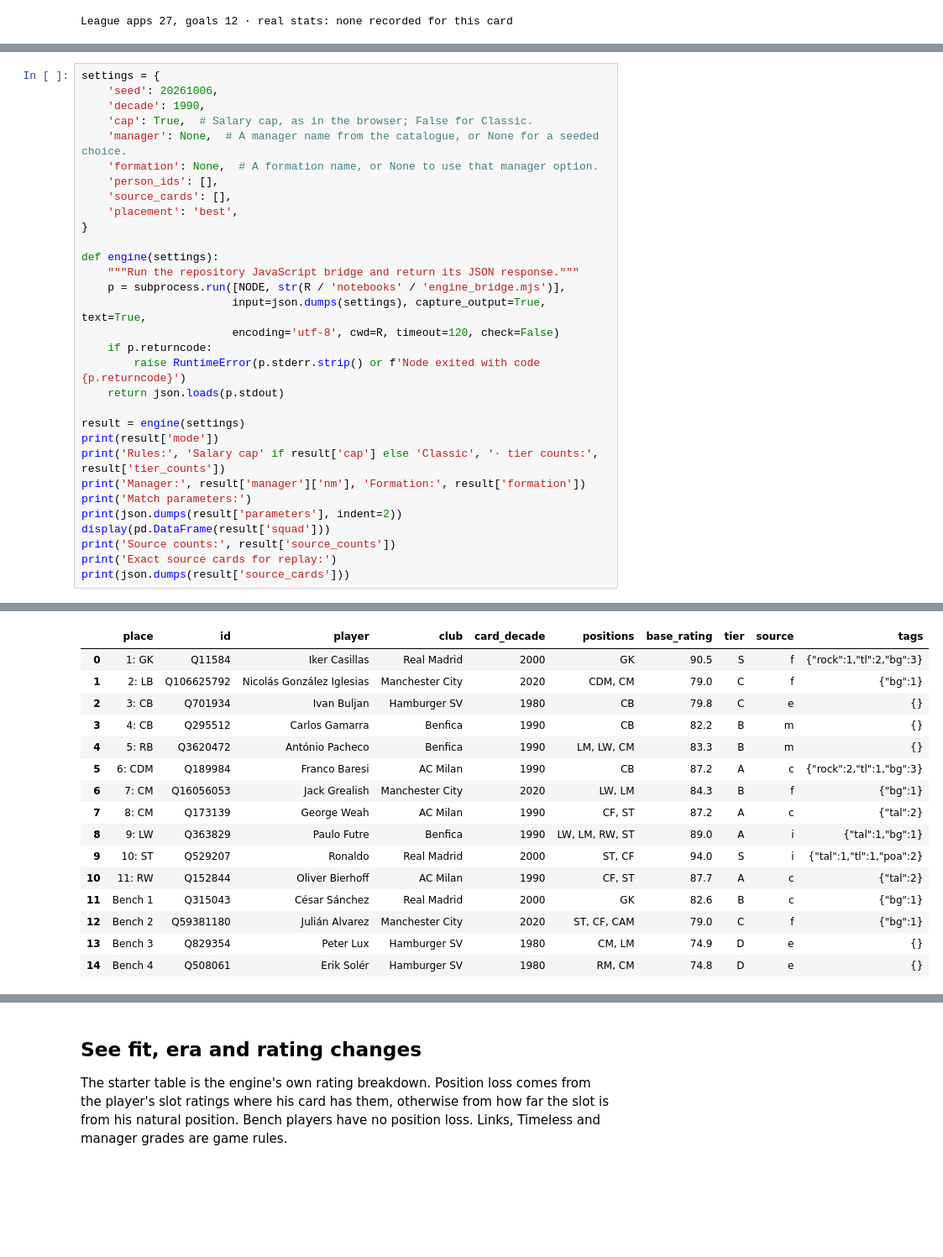
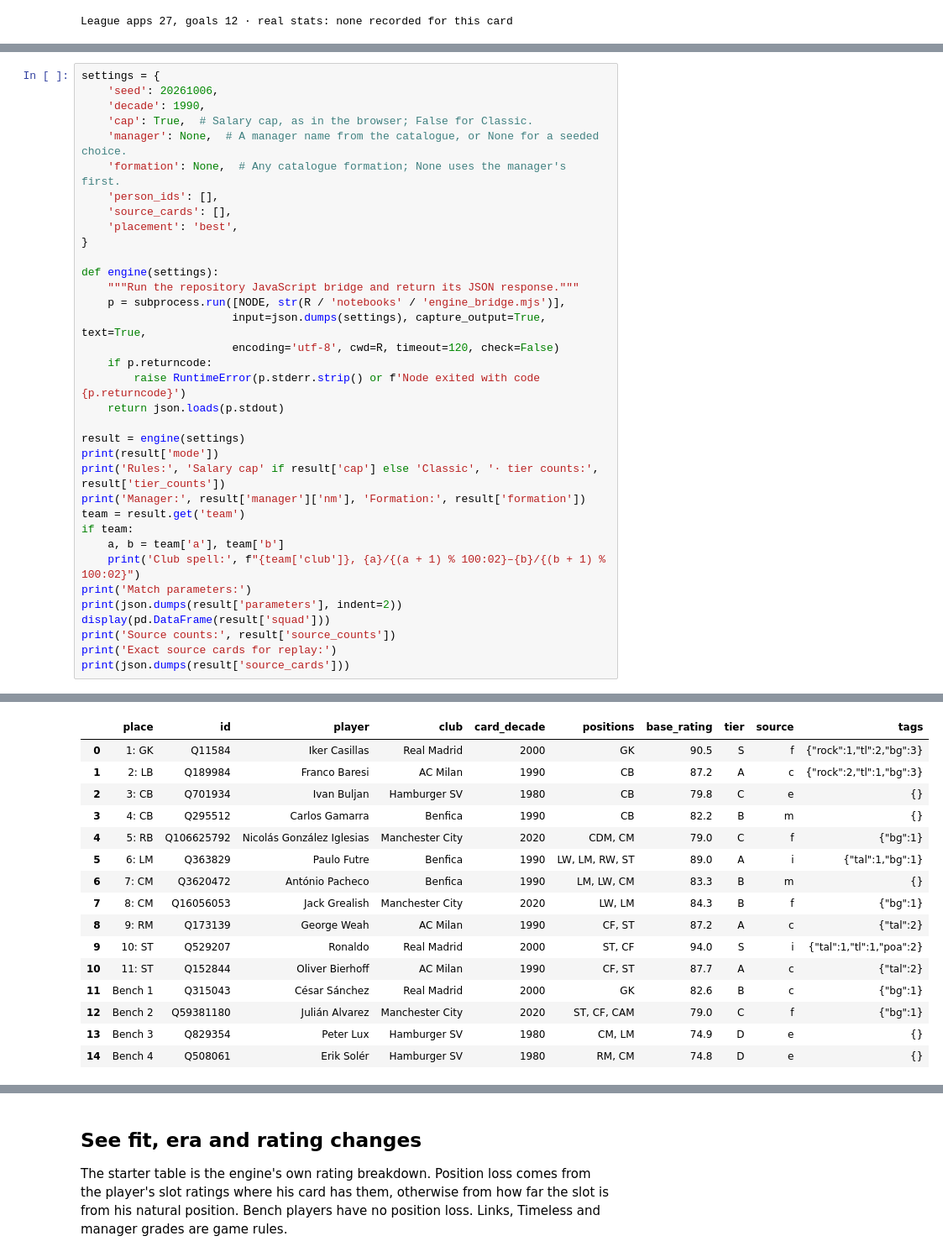
Before and after one commit to symonyeal/Ball-Knowledge, a Jupyter notebook: Football Era Lab.ipynb, the cells around one changed output, grey strips where cells are left out. Shown at 84% size. Drawn from its saved outputs; the diff is of its cells as text; blank space fills up the shorter version.

```diff
--- a/Football Era Lab.ipynb
+++ b/Football Era Lab.ipynb
@@ -113,7 +115,7 @@ settings = {
     'decade': 1990,
     'cap': True,  # Salary cap, as in the browser; False for Classic.
     'manager': None,  # A manager name from the catalogue, or None for a seeded choice.
-    'formation': None,  # A formation name, or None to use that manager option.
+    'formation': None,  # Any catalogue formation; None uses the manager's first.
     'person_ids': [],
     'source_cards': [],
     'placement': 'best',
@@ -132,6 +134,10 @@ result = engine(settings)
 print(result['mode'])
 print('Rules:', 'Salary cap' if result['cap'] else 'Classic', '· tier counts:', result['tier_counts'])
 print('Manager:', result['manager']['nm'], 'Formation:', result['formation'])
+team = result.get('team')
+if team:
+    a, b = team['a'], team['b']
+    print('Club spell:', f"{team['club']}, {a}/{(a + 1) % 100:02}–{b}/{(b + 1) % 100:02}")
 print('Match parameters:')
 print(json.dumps(result['parameters'], indent=2))
 display(pd.DataFrame(result['squad']))
@@ -155,19 +161,19 @@ Match parameters:
     "2020": 1.2313444534429265
   },
   "src": "Fitted on 2014-19 real club-season results; held out 2020-23. Neutral 2020s scoring level is frozen from training; historical decade levels are measured ratios."
 }
 |  | place | id | player | club | card_decade | positions | base_rating | tier | source | tags |
 | 0 | 1: GK | Q11584 | Iker Casillas | Real Madrid | 2000 | GK | 90.5 | S | f | {"rock":1,"tl":2,"bg":3} |
-| 1 | 2: LB | Q106625792 | Nicolás González Iglesias | Manchester City | 2020 | CDM, CM | 79.0 | C | f | {"bg":1} |
+| 1 | 2: LB | Q189984 | Franco Baresi | AC Milan | 1990 | CB | 87.2 | A | c | {"rock":2,"tl":1,"bg":3} |
 | 2 | 3: CB | Q701934 | Ivan Buljan | Hamburger SV | 1980 | CB | 79.8 | C | e | {} |
 | 3 | 4: CB | Q295512 | Carlos Gamarra | Benfica | 1990 | CB | 82.2 | B | m | {} |
-| 4 | 5: RB | Q3620472 | António Pacheco | Benfica | 1990 | LM, LW, CM | 83.3 | B | m | {} |
-| 5 | 6: CDM | Q189984 | Franco Baresi | AC Milan | 1990 | CB | 87.2 | A | c | {"rock":2,"tl":1,"bg":3} |
-| 6 | 7: CM | Q16056053 | Jack Grealish | Manchester City | 2020 | LW, LM | 84.3 | B | f | {"bg":1} |
-| 7 | 8: CM | Q173139 | George Weah | AC Milan | 1990 | CF, ST | 87.2 | A | c | {"tal":2} |
-| 8 | 9: LW | Q363829 | Paulo Futre | Benfica | 1990 | LW, LM, RW, ST | 89.0 | A | i | {"tal":1,"bg":1} |
+| 4 | 5: RB | Q106625792 | Nicolás González Iglesias | Manchester City | 2020 | CDM, CM | 79.0 | C | f | {"bg":1} |
+| 5 | 6: LM | Q363829 | Paulo Futre | Benfica | 1990 | LW, LM, RW, ST | 89.0 | A | i | {"tal":1,"bg":1} |
+| 6 | 7: CM | Q3620472 | António Pacheco | Benfica | 1990 | LM, LW, CM | 83.3 | B | m | {} |
+| 7 | 8: CM | Q16056053 | Jack Grealish | Manchester City | 2020 | LW, LM | 84.3 | B | f | {"bg":1} |
+| 8 | 9: RM | Q173139 | George Weah | AC Milan | 1990 | CF, ST | 87.2 | A | c | {"tal":2} |
 | 9 | 10: ST | Q529207 | Ronaldo | Real Madrid | 2000 | ST, CF | 94.0 | S | i | {"tal":1,"tl":1,"poa":2} |
-| 10 | 11: RW | Q152844 | Oliver Bierhoff | AC Milan | 1990 | CF, ST | 87.7 | A | c | {"tal":2} |
+| 10 | 11: ST | Q152844 | Oliver Bierhoff | AC Milan | 1990 | CF, ST | 87.7 | A | c | {"tal":2} |
 | 11 | Bench 1 | Q315043 | César Sánchez | Real Madrid | 2000 | GK | 82.6 | B | c | {"bg":1} |
 | 12 | Bench 2 | Q59381180 | Julián Alvarez | Manchester City | 2020 | ST, CF, CAM | 79.0 | C | f | {"bg":1} |
 | 13 | Bench 3 | Q829354 | Peter Lux | Hamburger SV | 1980 | CM, LM | 74.9 | D | e | {} |
```
Also changed, not shown: parts of 5 cells of this notebook, 25 other files.
